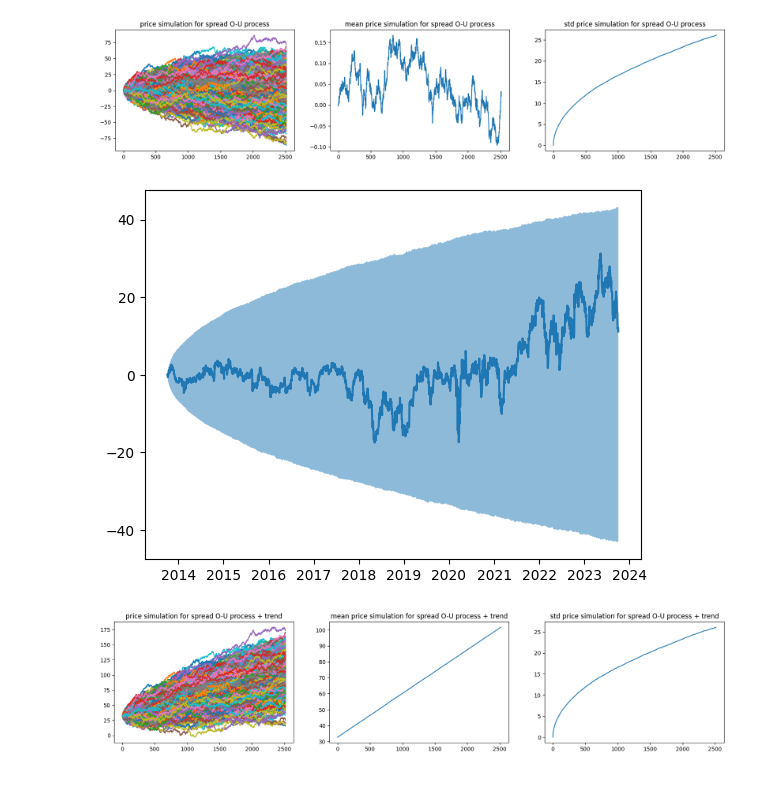
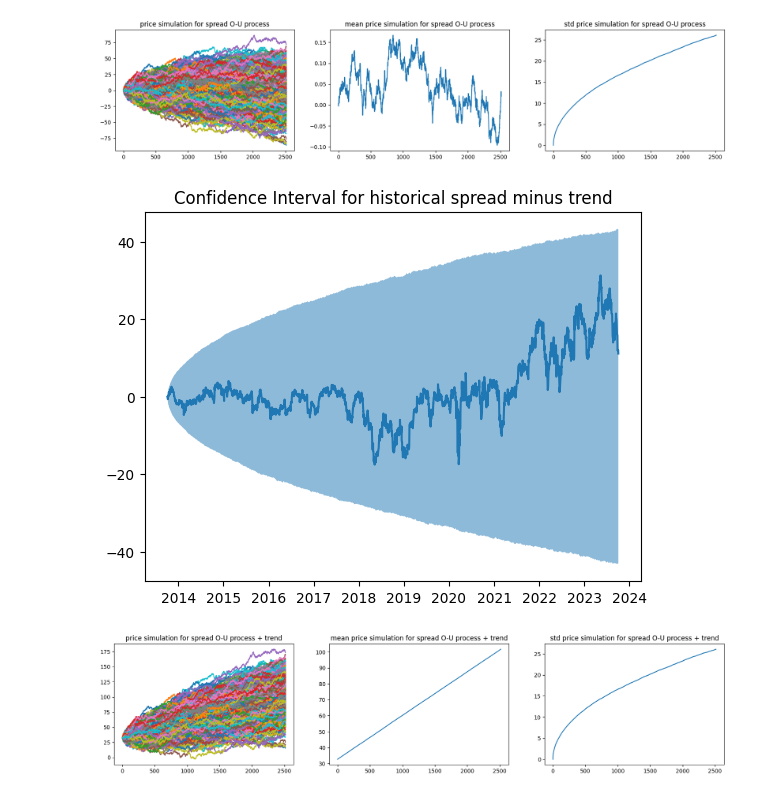
Before and after one commit to kaiwenShen/Pair_trading_coke_pepsi, a Jupyter notebook: ko_pep_pair.ipynb, the cells around one changed output. Drawn from its saved outputs; the diff is of its cells as text; code cells hidden in the pictures.

```diff
--- a/ko_pep_pair.ipynb
+++ b/ko_pep_pair.ipynb
@@ -248,9 +248,10 @@ plot_simulations(XOU,'spread O-U process')
 # %%
 plt.plot(historical_spread-sTrend)
 plt.fill_between(historical_spread.index,np.quantile(XOU,0.05,axis=0),np.quantile(XOU,0.95,axis=0),alpha=0.5)
+plt.title('Confidence Interval for historical spread minus trend')
 plt.show()
 # %% [output]
-[figure, old version]
+[figure, new version]
 # %%
 plot_simulations(XOU+sTrend,'spread O-U process + trend')
 # %% [output]
```
Also changed, not shown: parts of 1 cell of this notebook.
